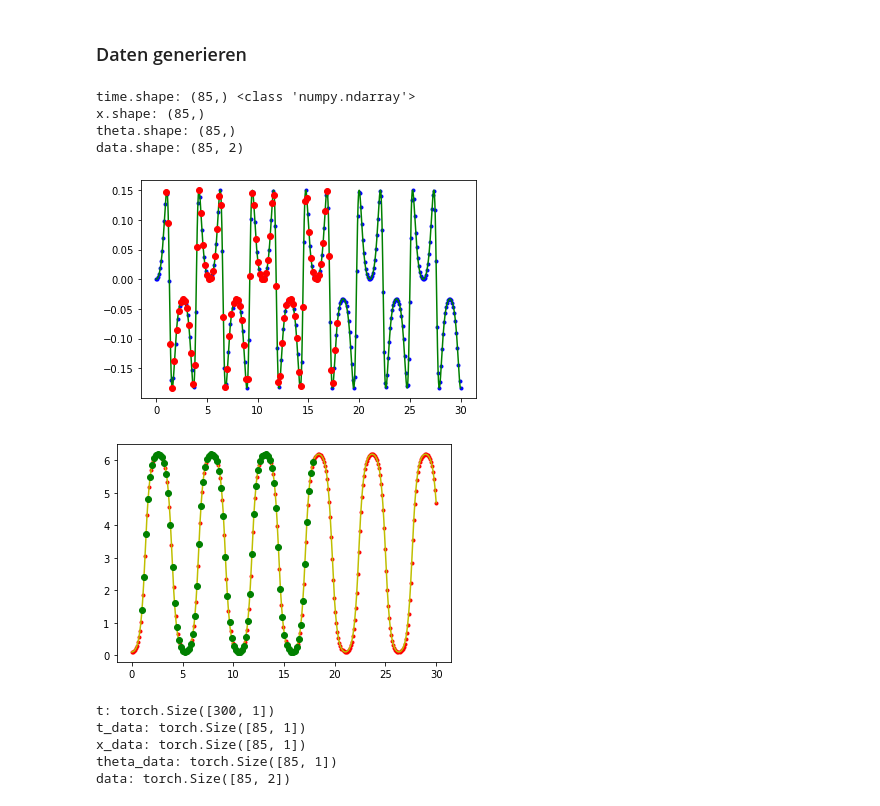
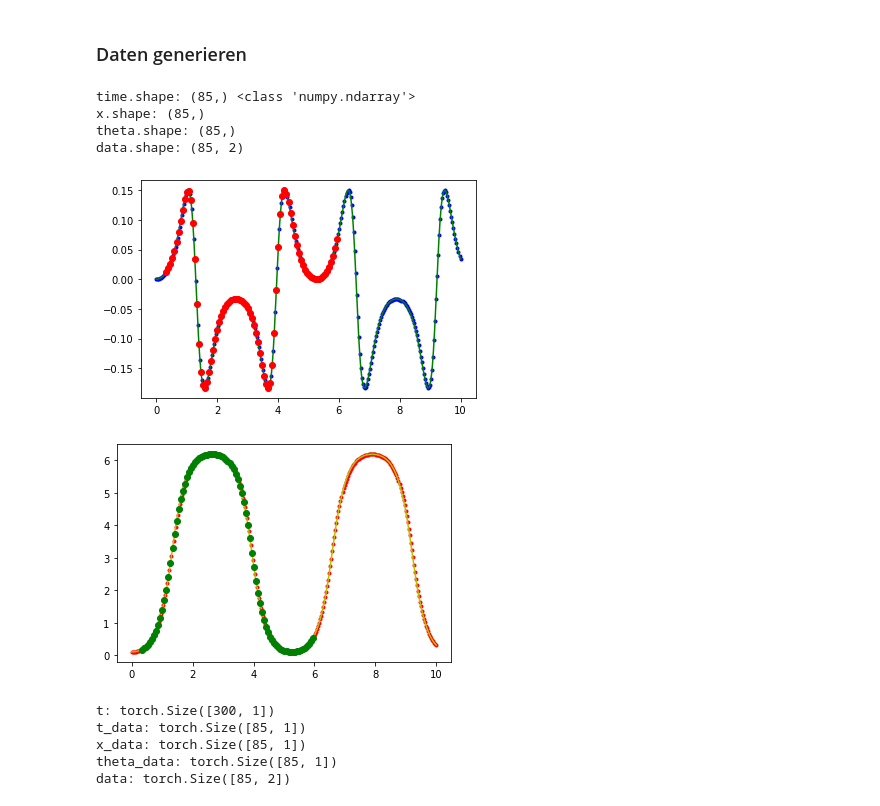
Before and after one commit to lennart2810/InvertedPendulumSDS, a Jupyter notebook: PINN/InvertedPendulum/Inverse Pendulum PINN.ipynb, the cells around one changed output. Cells and saved outputs as stored; diff of their text form; code cells hidden in the pictures.

```diff
--- a/PINN/InvertedPendulum/Inverse Pendulum PINN.ipynb
+++ b/PINN/InvertedPendulum/Inverse Pendulum PINN.ipynb
@@ -91,7 +91,7 @@ import matplotlib.pyplot as plt
 from scipy.integrate import odeint
 from scipy.interpolate import interpolate
 
-t1 = 30                          # s
+t1 = 10                          # s
 samples = 300                    # n
 t = np.linspace(0, t1, samples)  # s
 
@@ -115,35 +115,35 @@ theta_f = interpolate.interp1d(t, theta, 'cubic')
 
 # 'Messwerte'
 a, b, i = 10, 180, 2 # jeden i. Punkt im Intervall [a,b]
 t_data = t[a:b:i]
 x_data = x[a:b:i]
 theta_data = theta[a:b:i]
 
 # Data für NN zusammenfassen: (nur nötig wenn 1 Model mit 2 Outputs genutzt wird)
 data = np.concatenate((x_data, theta_data)).reshape(2, len(t_data)).T
 print('time.shape:', t_data.shape, type(t_data))
 print('x.shape:', x_data.shape)
 print('theta.shape:', theta_data.shape)
 print('data.shape:', data.shape)
 
 
 # Visualisierung
 plt.plot(t, x, 'b.')
 plt.plot(t_new, x_f(t_new), 'g-')
 plt.plot(t_data, data[:,0], 'ro') # data[:,1] --> x_data
 plt.show()
 
 plt.plot(t, theta, 'r.')
 plt.plot(t_new, theta_f(t_new), 'y-')
 plt.plot(t_data, data[:,1], 'go') # data[:,1] --> theta_data
 plt.show()
 # %% [output]
 time.shape: (85,) <class 'numpy.ndarray'>
 x.shape: (85,)
 theta.shape: (85,)
 data.shape: (85, 2)
-[figure, old version]
+[figure, new version]
-[figure, old version]
+[figure, new version]
 # %%
 import torch.nn as nn
 
```
Also changed, not shown: parts of 2 cells of this notebook, 11 other files.
